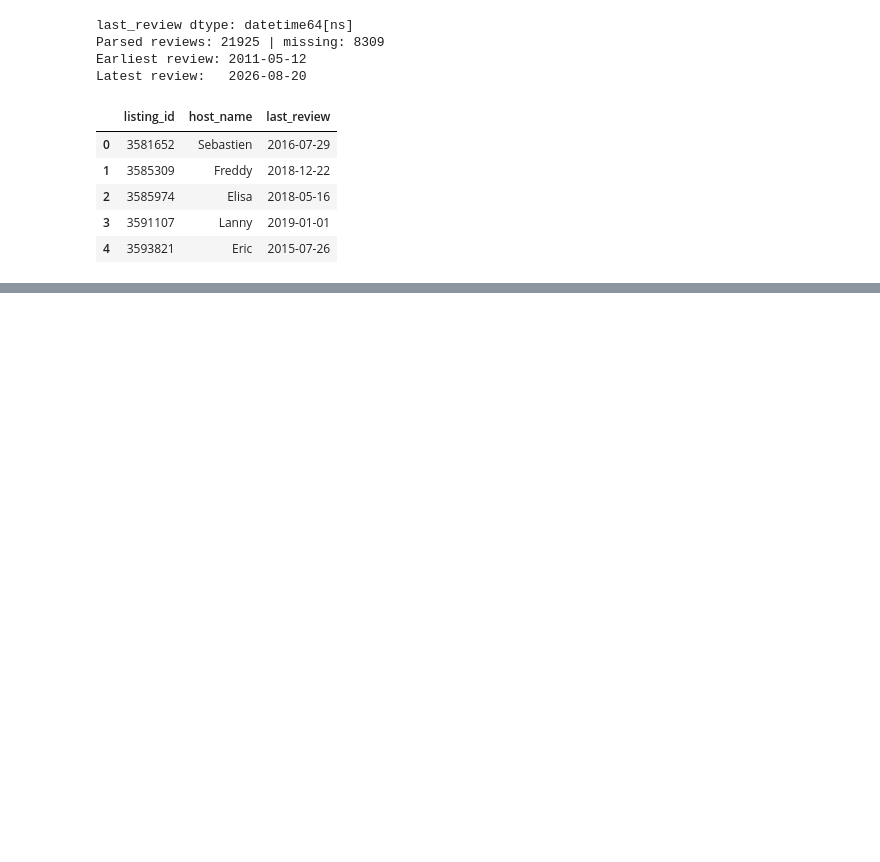
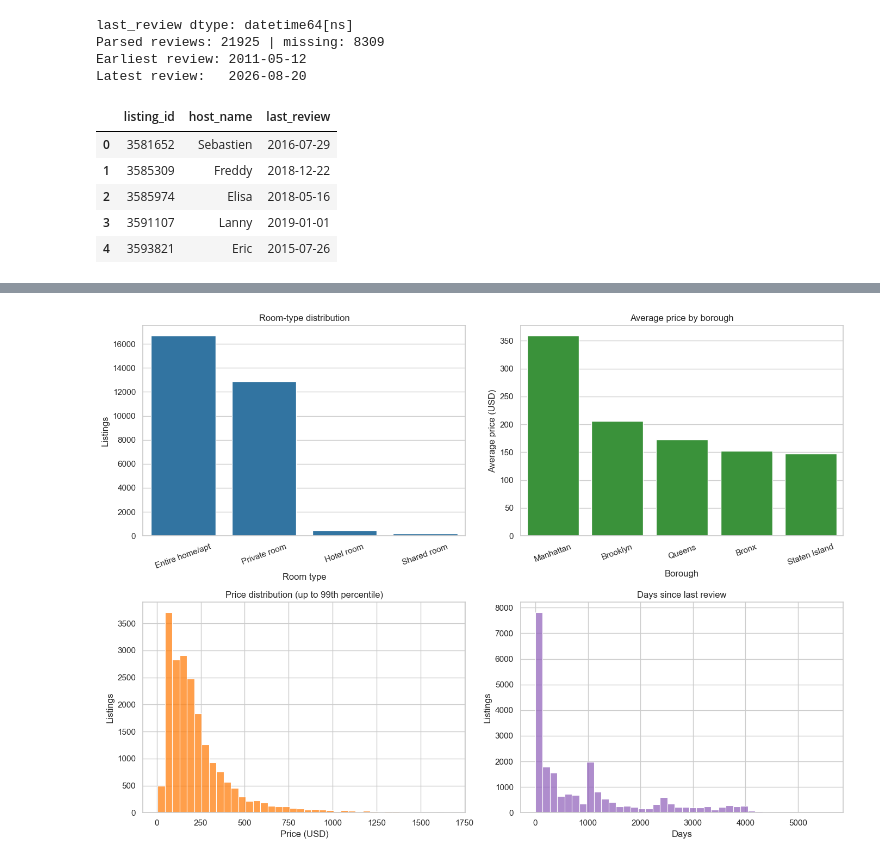
Before and after one commit to adilmusali/airbnb-nyc-analysis, a Jupyter notebook: airbnb_nyc_analysis.ipynb, the cells around one changed output, grey strips where cells are left out. Drawn from its saved outputs; the diff is of its cells as text; code cells hidden in the pictures; blank space fills up the shorter version.

Commit message:
Add market analysis charts and a key-metrics summary to the notebook

```diff
--- a/airbnb_nyc_analysis.ipynb
+++ b/airbnb_nyc_analysis.ipynb
@@ -184,0 +189,20 @@ Latest review:   2026-08-20
+# %%
+# Duplicates: drop any repeated listing_id (keep first)
+dup_count = df.duplicated(subset="listing_id").sum()
+df = df.drop_duplicates(subset="listing_id", keep="first")
+print(f"Duplicate listing_id rows dropped: {dup_count}")
+
+# Missing prices: exclude from priced analysis (cannot impute reliably without more context)
+missing_price = df["price"].isna().sum()
+priced = df.dropna(subset=["price"]).copy()
+print(f"Rows with missing price (excluded from price metrics): {missing_price}")
+print(f"Priced listings used for price analysis: {len(priced):,}")
+
+# Missing reviews: keep listings; review metrics use non-null last_review only
+missing_review = df["last_review"].isna().sum()
+reviewed = df.dropna(subset=["last_review"]).copy()
+print(f"Rows with missing last_review (excluded from review metrics): {missing_review}")
+print(f"Reviewed listings: {len(reviewed):,}")
+
+# Host name gaps: leave as-is (not needed for market metrics)
+print(f"Missing host_name (left as-is): {df['host_name'].isna().sum()}")
@@ -184,0 +261,54 @@ Latest review:   2026-08-20
+# %%
+fig, axes = plt.subplots(2, 2, figsize=(14, 10))
+
+# Room-type distribution
+sns.barplot(
+    x=room_type_counts.index.astype(str),
+    y=room_type_counts.values,
+    ax=axes[0, 0],
+    color="#1f77b4",
+)
+axes[0, 0].set_title("Room-type distribution")
+axes[0, 0].set_xlabel("Room type")
+axes[0, 0].set_ylabel("Listings")
+axes[0, 0].tick_params(axis="x", rotation=20)
+
+# Average price by borough
+sns.barplot(
+    x=avg_by_borough.index.astype(str),
+    y=avg_by_borough.values,
+    ax=axes[0, 1],
+    color="#2ca02c",
+)
+axes[0, 1].set_title("Average price by borough")
+axes[0, 1].set_xlabel("Borough")
+axes[0, 1].set_ylabel("Average price (USD)")
+axes[0, 1].tick_params(axis="x", rotation=20)
+
+# Price distribution (cap visual at 99th percentile to reduce extreme outliers)
+price_cap = priced["price"].quantile(0.99)
+sns.histplot(
+    priced.loc[priced["price"] <= price_cap, "price"],
+    bins=40,
+    ax=axes[1, 0],
+    color="#ff7f0e",
+)
+axes[1, 0].set_title("Price distribution (up to 99th percentile)")
+axes[1, 0].set_xlabel("Price (USD)")
+axes[1, 0].set_ylabel("Listings")
+
+# Review recency
+sns.histplot(
+    reviewed["days_since_review"],
+    bins=40,
+    ax=axes[1, 1],
+    color="#9467bd",
+)
+axes[1, 1].set_title("Days since last review")
+axes[1, 1].set_xlabel("Days")
+axes[1, 1].set_ylabel("Listings")
+
+fig.tight_layout()
+plt.show()
+# %% [output]
+[figure, added]
```
Also changed, not shown: parts of 6 cells of this notebook.
